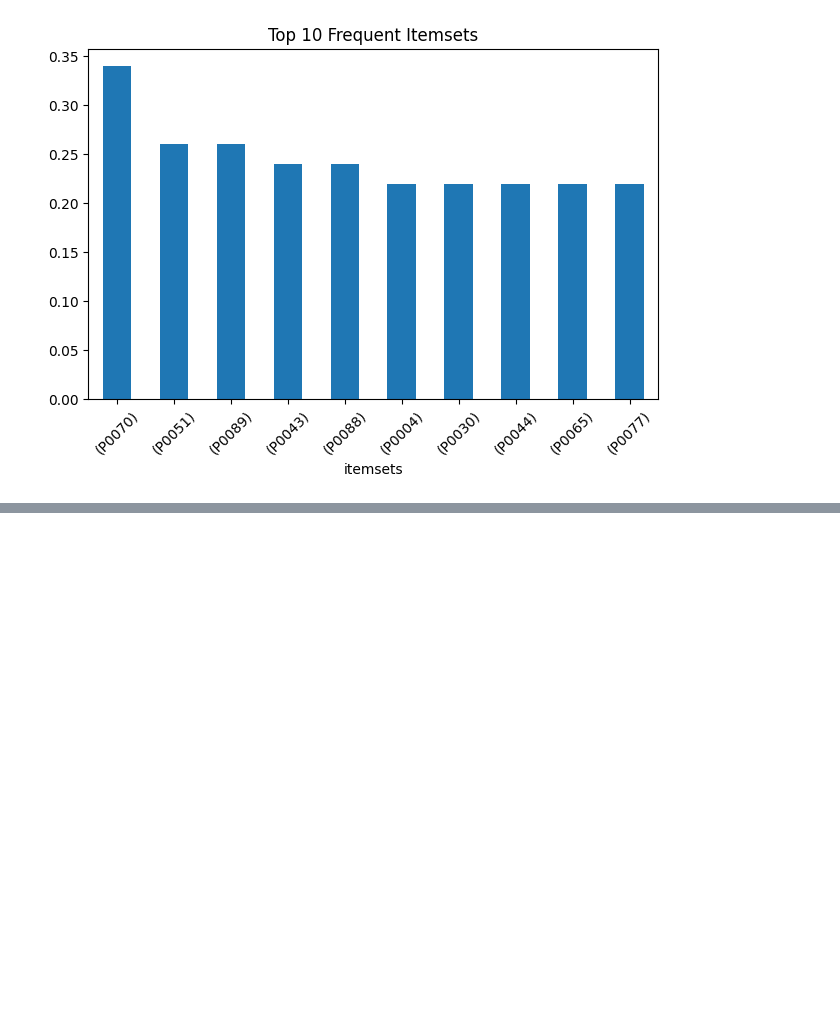
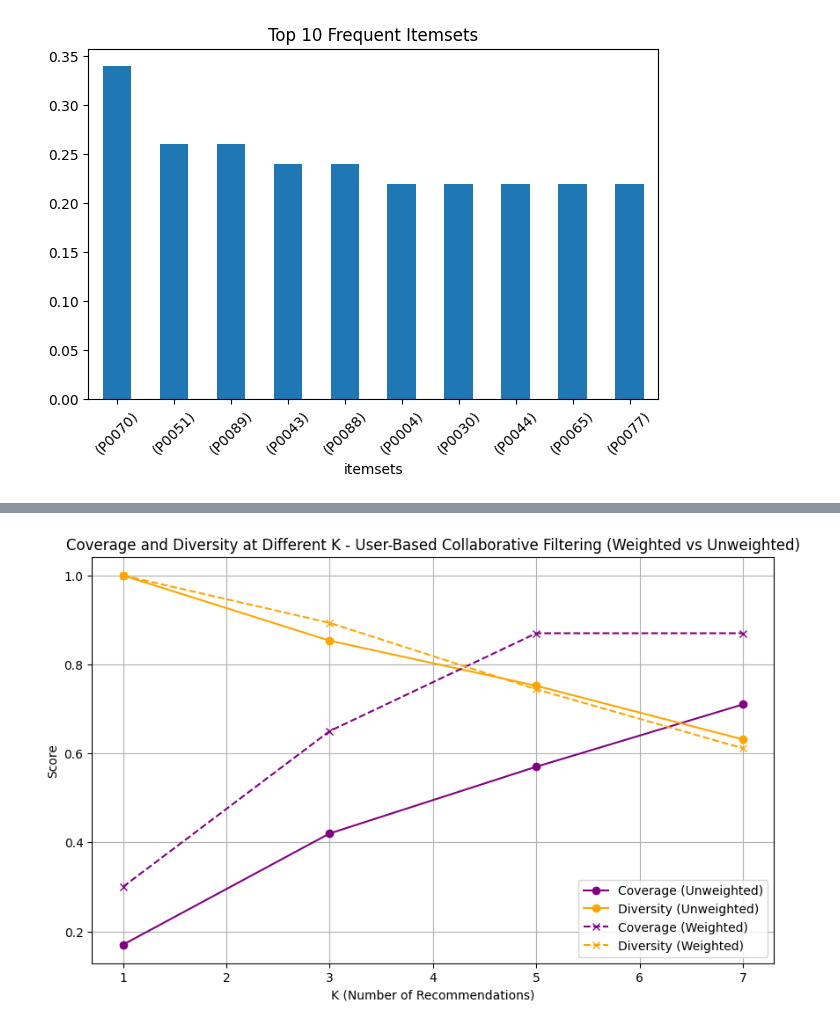
Before and after one commit to vanessadp17/SOEN471-assignment2, a Jupyter notebook: project_notebook.ipynb, the cells around one changed output, grey strips where cells are left out. Cells and saved outputs as stored; diff of their text form; code cells hidden in the pictures; blank space fills up the shorter version.

```diff
--- a/project_notebook.ipynb
+++ b/project_notebook.ipynb
@@ -310,0 +639,20 @@ plt.show()
+# %%
+# Plot coverage and diversity scores for different k using user-based collaborative filtering
+plt.figure(figsize=(10, 6))
+
+# Unweighted scores
+plt.plot(ks_user, coverage_list, label='Coverage (Unweighted)', color='purple', marker='o', linestyle='-')
+plt.plot(ks_user, diversity_list, label='Diversity (Unweighted)', color='orange', marker='o', linestyle='-')
+
+# Weighted scores
+plt.plot(ks_user, coverage_list_weighted, label='Coverage (Weighted)', color='purple', marker='x', linestyle='--')
+plt.plot(ks_user, diversity_list_weighted, label='Diversity (Weighted)', color='orange', marker='x', linestyle='--')
+
+plt.xlabel('K (Number of Recommendations)')
+plt.ylabel('Score')
+plt.title('Coverage and Diversity at Different K - User-Based Collaborative Filtering (Weighted vs Unweighted)')
+plt.legend()
+plt.grid(True)
+plt.show()
+# %% [output]
+[figure, added]
```
Also changed, not shown: parts of 28 cells of this notebook, 1 other file.
